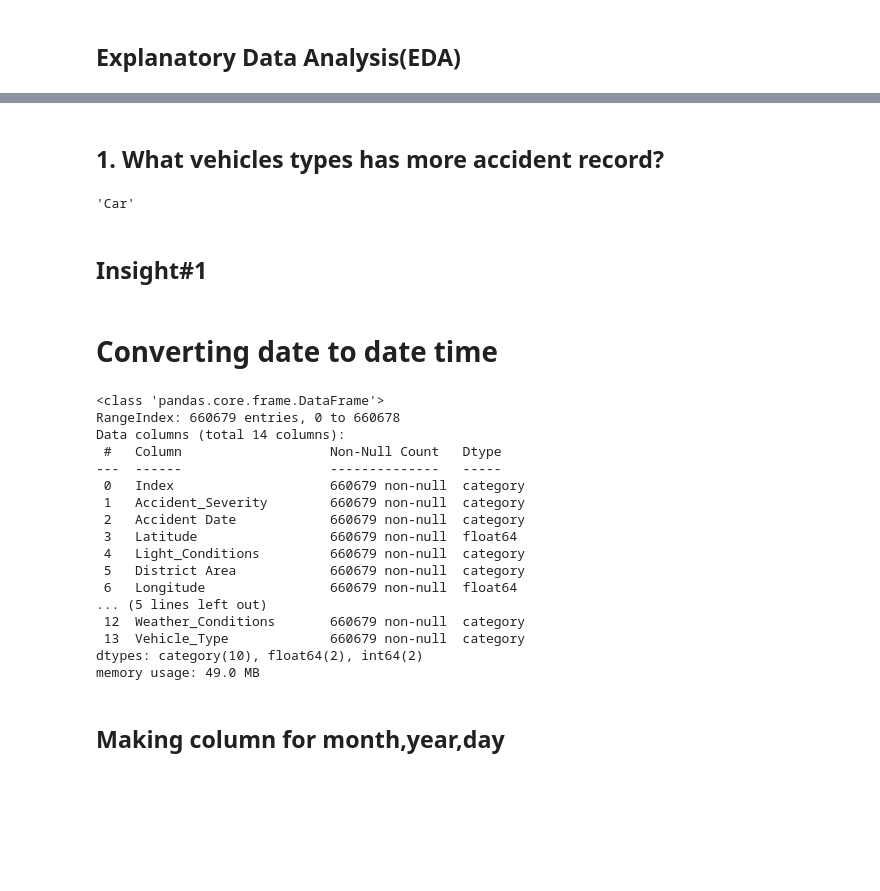
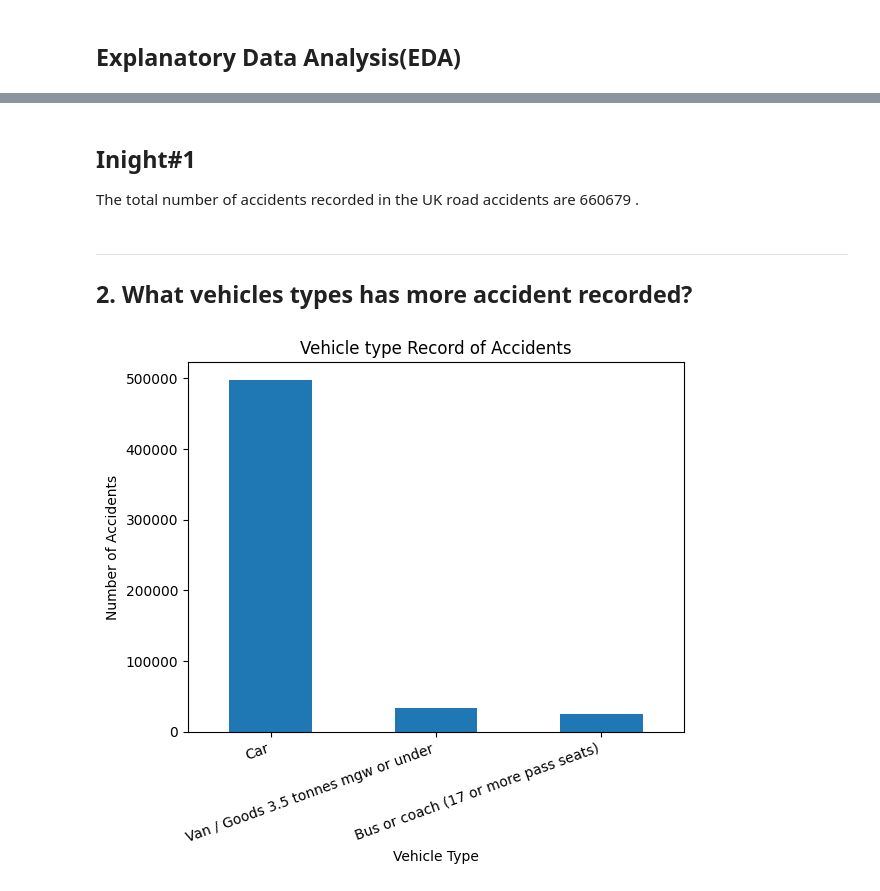
Before and after one commit to kamatisss/ELEC303-DATA-ANALYTICS-AMANTE, a Jupyter notebook: activity3.ipynb, the cells around one changed output, grey strips where cells are left out. Cells and saved outputs as stored; diff of their text form; code cells hidden in the pictures; blank space fills up the shorter version.

```diff
--- a/activity3.ipynb
+++ b/activity3.ipynb
@@ -148,11 +174,17 @@ memory usage: 49.0 MB
+# %% [markdown]
+<h2>Inight#1</h2>
+<p>The total number of accidents recorded in the UK road accidents are 660679 .</p>
 # %% [markdown]
-<h2>1. What vehicles types has more accident record?</h2>
+<hr>
+<h2>2. What vehicles types has more accident recorded?</h2>
 # %%
-vehicle_acc = road_acci_df['Vehicle_Type'].mode()[0]
-vehicle_acc
+
+vehicle_acc = road_acci_df['Vehicle_Type'].value_counts().head(3)
+vehicle_acc.plot(kind='bar')
+plt.title('Vehicle type Record of Accidents')
+plt.xlabel('Vehicle Type')
+plt.ylabel('Number of Accidents')
+plt.xticks(rotation=20, ha="right")
+plt.show()
 # %% [output]
-'Car'
+[figure, added]
-# %% [markdown]
-<h2>Insight#1</h2>
-# %% [markdown]
-<h1>Converting date to date time</h1>
@@ -161,22 +190,0 @@ road_acci_df['Accident Date'] = pd.to_datetime(road_acci_df['Accident Date'],day
-# %%
-road_acci_df.info()
-# %% [output]
-<class 'pandas.core.frame.DataFrame'>
-RangeIndex: 660679 entries, 0 to 660678
-Data columns (total 14 columns):
- #   Column                   Non-Null Count   Dtype
----  ------                   --------------   -----
- 0   Index                    660679 non-null  category
- 1   Accident_Severity        660679 non-null  category
- 2   Accident Date            660679 non-null  category
- 3   Latitude                 660679 non-null  float64
- 4   Light_Conditions         660679 non-null  category
- 5   District Area            660679 non-null  category
- 6   Longitude                660679 non-null  float64
-... (5 lines left out)
- 12  Weather_Conditions       660679 non-null  category
- 13  Vehicle_Type             660679 non-null  category
-dtypes: category(10), float64(2), int64(2)
-memory usage: 49.0 MB
-# %% [markdown]
-<h2>Making column for month,year,day</h2>
```
Also changed, not shown: parts of 128 cells of this notebook.
